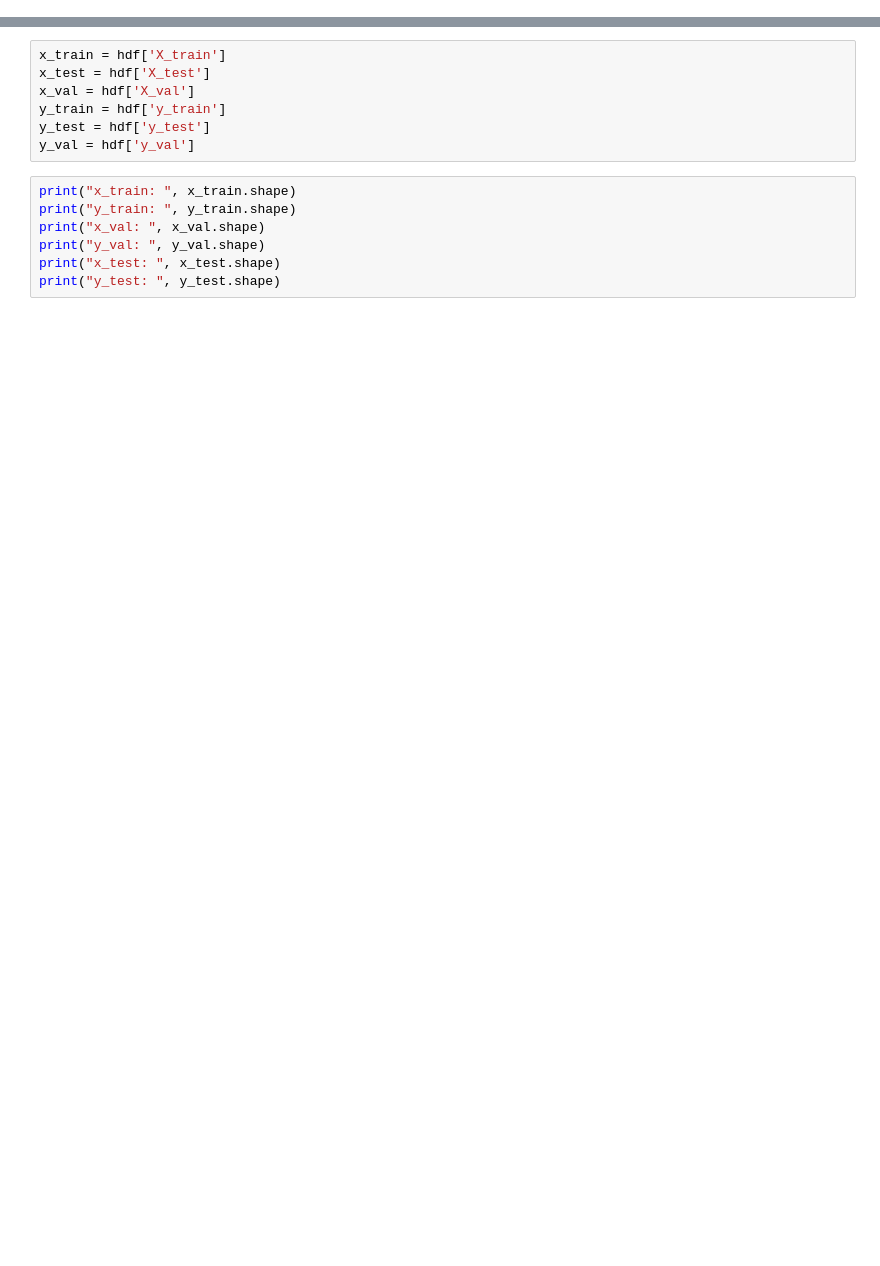
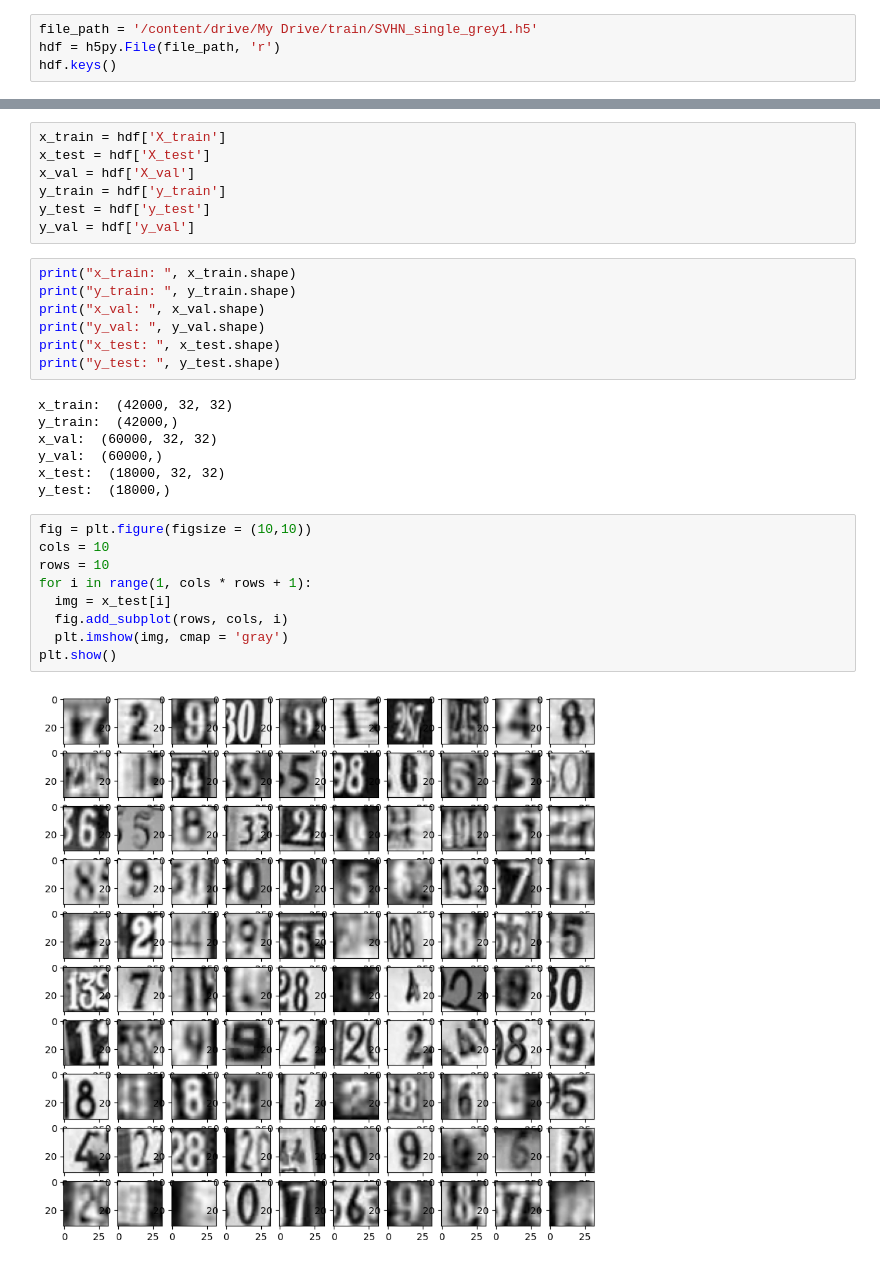
Before and after one commit to ayushipradhan30/AIML-mini-projects, a Jupyter notebook: Neural_Network_and_Deep_Learning.ipynb, the cells around one changed output, grey strips where cells are left out. Saved outputs shown, nothing was run; the diff lists cells and outputs as text; blank space fills up the shorter version.

```diff
--- a/Neural_Network_and_Deep_Learning.ipynb
+++ b/Neural_Network_and_Deep_Learning.ipynb
@@ -24,0 +30,4 @@ FileNotFoundError: [Errno 2] Unable to synchronously open file (unable to open f
+# %%
+file_path = '/content/drive/My Drive/train/SVHN_single_grey1.h5'
+hdf = h5py.File(file_path, 'r')
+hdf.keys()
@@ -36,3 +47,21 @@ print("x_val: ", x_val.shape)
 print("y_val: ", y_val.shape)
 print("x_test: ", x_test.shape)
 print("y_test: ", y_test.shape)
+# %% [output]
+x_train:  (42000, 32, 32)
+y_train:  (42000,)
+x_val:  (60000, 32, 32)
+y_val:  (60000,)
+x_test:  (18000, 32, 32)
+y_test:  (18000,)
+# %%
+fig = plt.figure(figsize = (10,10))
+cols = 10
+rows = 10
+for i in range(1, cols * rows + 1):
+  img = x_test[i]
+  fig.add_subplot(rows, cols, i)
+  plt.imshow(img, cmap = 'gray')
+plt.show()
+# %% [output]
+[figure, added]
```
Also changed, not shown: parts of 16 cells of this notebook.
